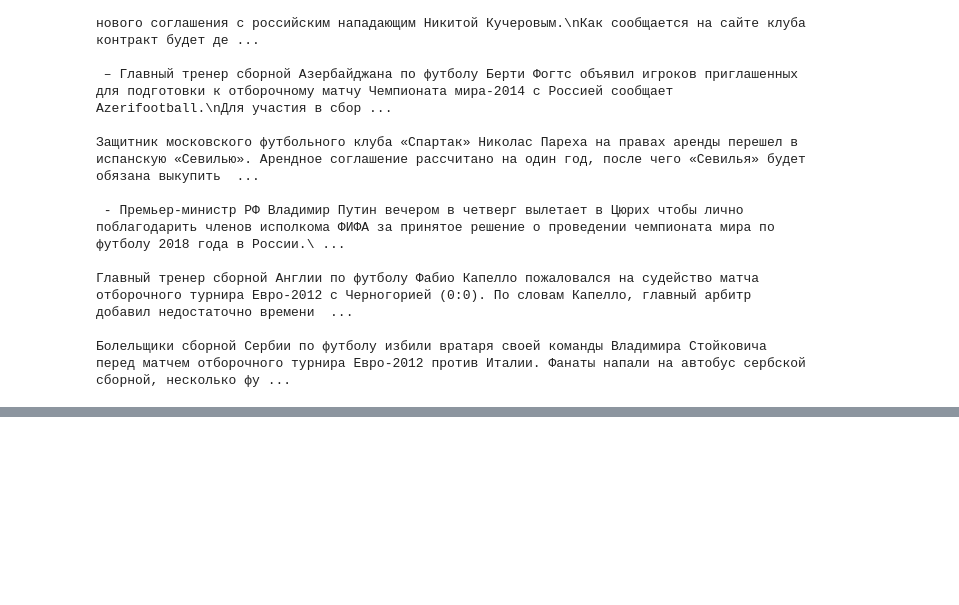
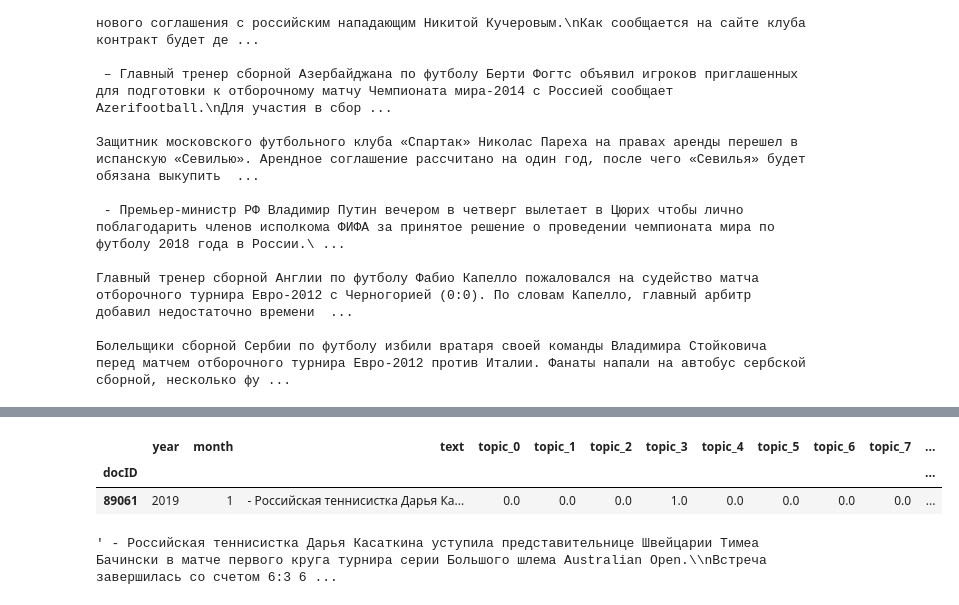
Before and after one commit to vtrokhymenko/topic_news, a Jupyter notebook: bigartm/search_topic.ipynb, the cells around one changed output, grey strips where cells are left out. Saved outputs shown, nothing was run; the diff lists cells and outputs as text; code cells hidden in the pictures; blank space fills up the shorter version.

```diff
--- a/bigartm/search_topic.ipynb
+++ b/bigartm/search_topic.ipynb
@@ -223,0 +264,10 @@ for i in range (a.shape[0]):
+# %%
+joined[89061:89062]
+# %% [output]
+|  | year | month | text | topic_0 | topic_1 | topic_2 | topic_3 | topic_4 | topic_5 | topic_6 | topic_7 | ... |
+| docID |  |  |  |  |  |  |  |  |  |  |  | ... |
+| 89061 | 2019 | 1 | - Российская теннисистка Дарья Ка... | 0.0 | 0.0 | 0.0 | 1.0 | 0.0 | 0.0 | 0.0 | 0.0 | ... |
+# %%
+joined[89061:89062].text.values.tolist()[0][:300]
+# %% [output]
+' - Российская теннисистка Дарья Касаткина уступила представительнице Швейцарии Тимеа Бачински в матче первого круга турнира серии Большого шлема Australian Open.\\nВстреча завершилась со счетом 6:3 6 ...
```
Also changed, not shown: parts of 10 cells of this notebook.
